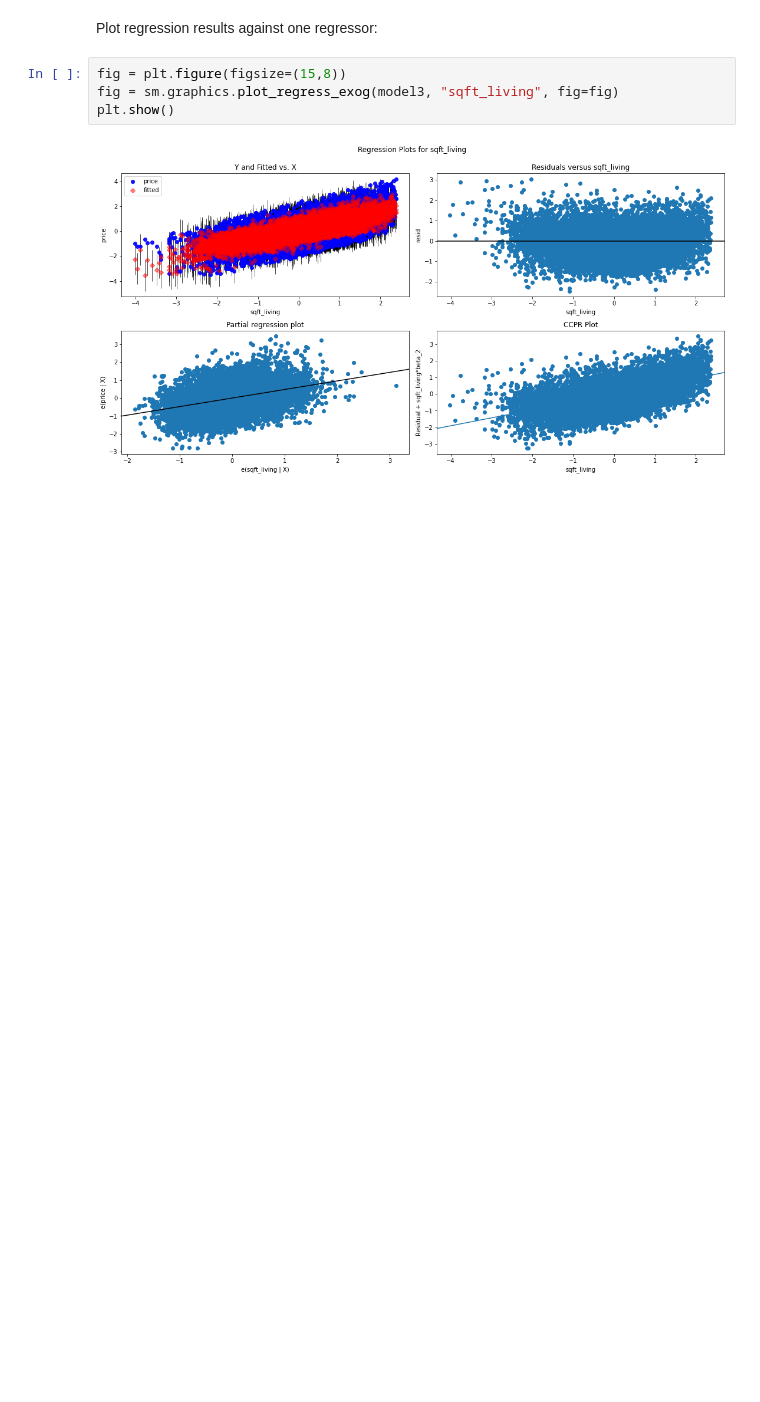
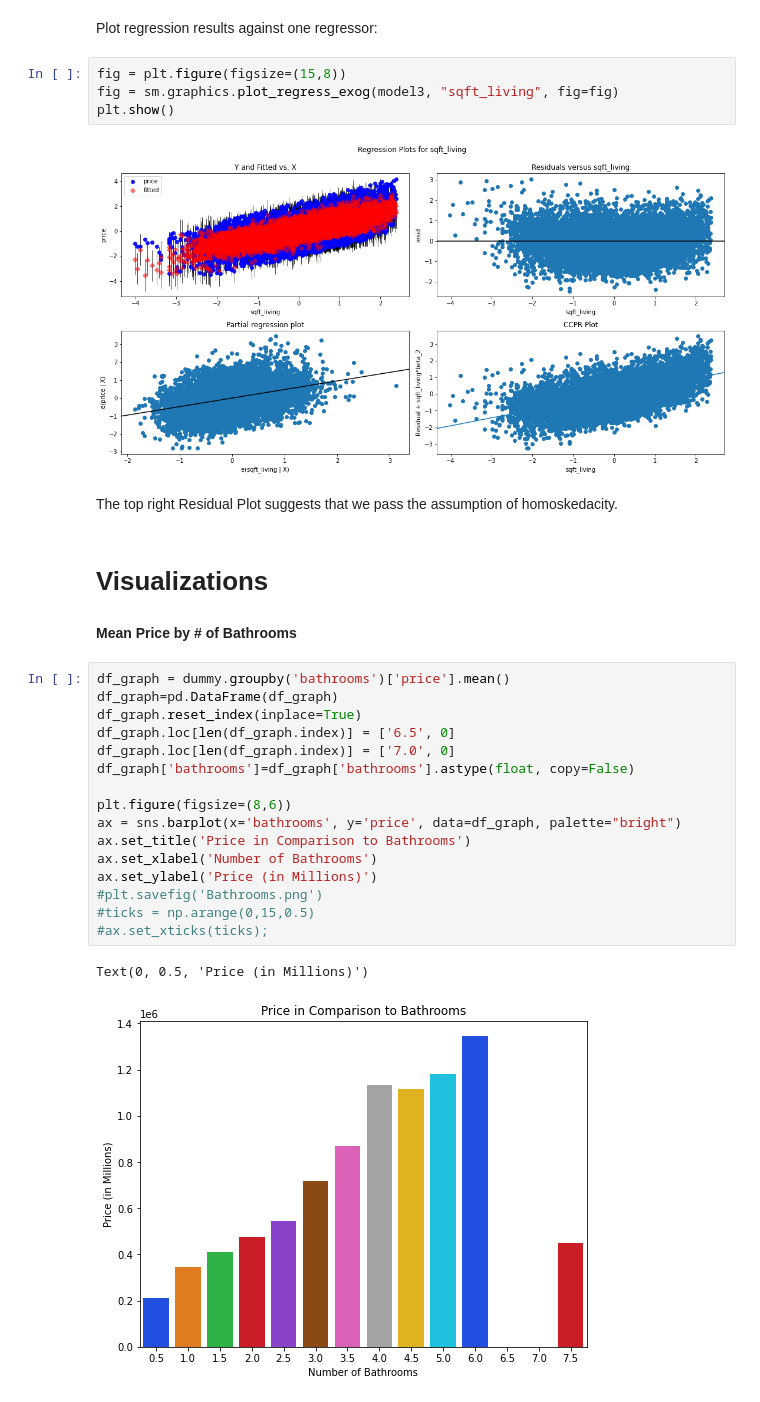
Before and after one commit to lblaka/real-estate-project, a Jupyter notebook: student.ipynb, the cells around one changed output. Drawn from its saved outputs; the diff is of its cells as text; blank space fills up the shorter version.

```diff
--- a/student.ipynb
+++ b/student.ipynb
@@ -760,3 +825,28 @@ fig = sm.graphics.plot_regress_exog(model3, "sqft_living", fig=fig)
 plt.show()
 # %% [output]
 [figure]
+# %% [markdown]
+The top right Residual Plot suggests that we pass the assumption of homoskedacity.
+# %% [markdown]
+# Visualizations
+# %% [markdown]
+**Mean Price by # of Bathrooms**
+# %%
+df_graph = dummy.groupby('bathrooms')['price'].mean()
+df_graph=pd.DataFrame(df_graph)
+df_graph.reset_index(inplace=True)
+df_graph.loc[len(df_graph.index)] = ['6.5', 0]
+df_graph.loc[len(df_graph.index)] = ['7.0', 0]
+df_graph['bathrooms']=df_graph['bathrooms'].astype(float, copy=False)
+
+plt.figure(figsize=(8,6))
+ax = sns.barplot(x='bathrooms', y='price', data=df_graph, palette="bright")
+ax.set_title('Price in Comparison to Bathrooms')
+ax.set_xlabel('Number of Bathrooms')
+ax.set_ylabel('Price (in Millions)')
+#plt.savefig('Bathrooms.png')
+#ticks = np.arange(0,15,0.5)
+#ax.set_xticks(ticks);
+# %% [output]
+Text(0, 0.5, 'Price (in Millions)')
+[figure, added]
```
Also changed, not shown: parts of 18 cells of this notebook.
